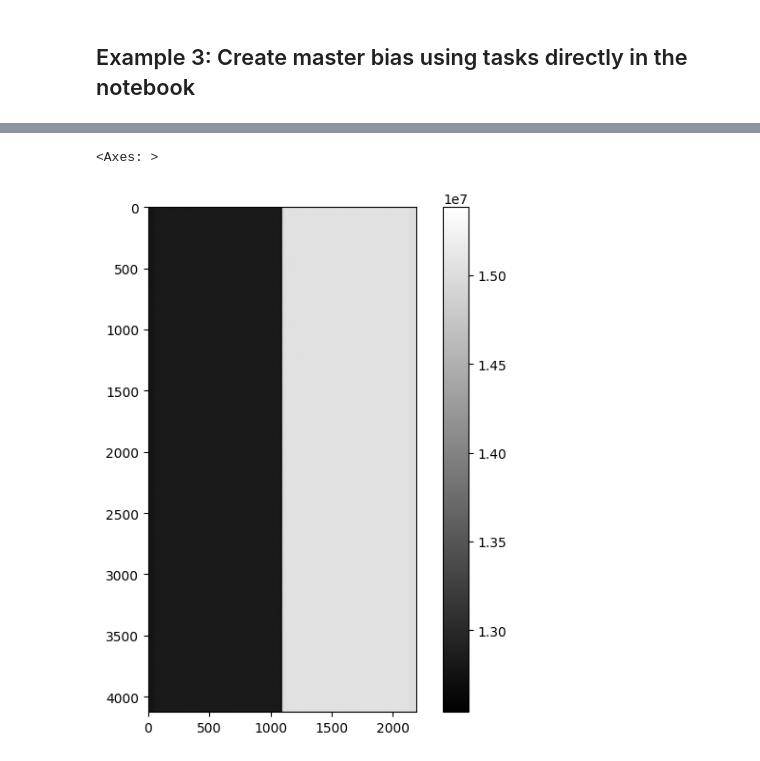
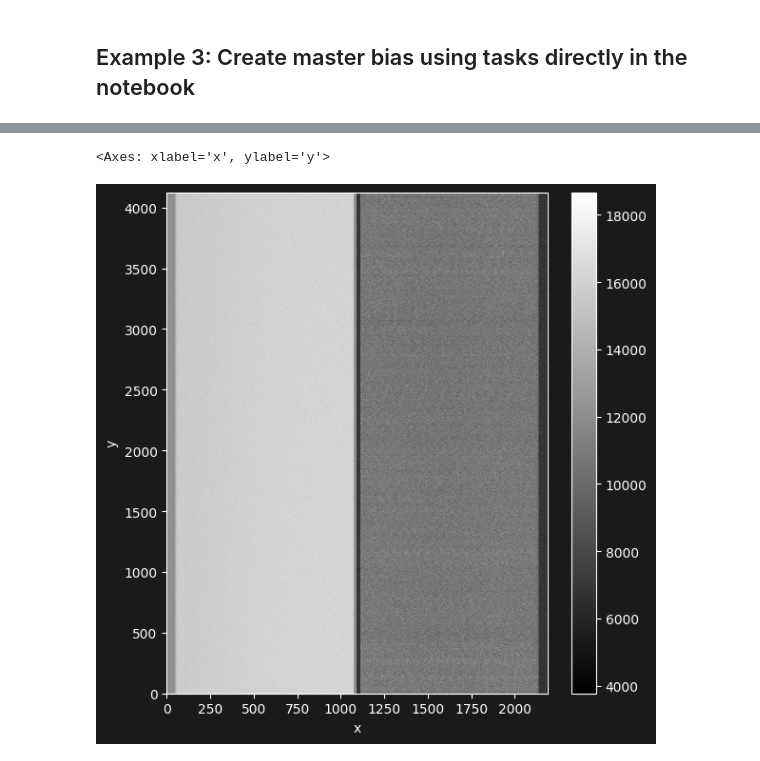
Before and after one commit to CaltechOpticalObservatories/eregion, a Jupyter notebook: playground/Example_image_loading.ipynb, the cells around one changed output, grey strips where cells are left out. Saved outputs shown, nothing was run; the diff lists cells and outputs as text; code cells hidden in the pictures.

```diff
--- a/playground/Example_image_loading.ipynb
+++ b/playground/Example_image_loading.ipynb
@@ -129,10 +145,10 @@ fpimage.show(cmap='gray', vmin=vmin, vmax=vmax)
 ## Example 2: Image loading with custom identifier function
 # %%
 from eregion.tasks.imagegen import ImageCreator
-creator = ImageCreator(detector_config='../eregion/configs/detectors/deimos_singledet.yaml')
+creator = ImageCreator(detector_config='../eregion/configs/detectors/deimos_sci.yaml')
 
 # load custom identifier function to identify bias frames based on filename, supply as identifier_func to ImageCreator.run
-from eregion.tasks.custom import guess_image_type_from_filename_DEIMOS
-res = creator.run(input_source='/Users/yashvi/Desktop/Detector Characterization Tools/DTU_dettest/DTU_singledet_acceptance/PTC/SCI/20250812-101350/*_bias_0*.fits',
-                  identifier_func=guess_image_type_from_filename_DEIMOS)
+from eregion.tasks.custom import guess_image_type_from_filename_DEIMOS, load_image_fits_DEIMOS
+res = creator.run(input_source='/Users/yashvi/Desktop/Detector Characterization Tools/DTU_dettest/DTU_fullfp_bringup/dark/SCI/20260527-155*/*_bias_*.fits',
+                  identifier_func=guess_image_type_from_filename_DEIMOS, fileloader_func=load_image_fits_DEIMOS)
 # %% [output]
@@ -160,11 +184,2 @@ res['bias'][0].show(cmap='gray')
 # %% [markdown]
 ## Example 3: Create master bias using tasks directly in the notebook
-# %%
-from eregion.tasks.imagegen import ImageCreator
-from eregion.tasks.calibration import MasterBias
-from eregion.tasks.custom import guess_image_type_from_filename_DEIMOS
-
-# Create image creator and run it to get bias images
-creator = ImageCreator(detector_config='../eregion/configs/detectors/deimos_singledet.yaml')
-res = creator.run(input_source='/Users/yashvi/Desktop/Detector Characterization Tools/DTU_dettest/DTU_singledet_acceptance/PTC/SCI/20250812-101350/*_bias_*.fits',
-                  identifier_func=guess_image_type_from_filename_DEIMOS)
@@ -205,4 +199,4 @@ MasterBias().print_methods()
 # %%
 # Create master bias task and run it
 master_bias_task = MasterBias(method='median')
-mb_res = master_bias_task.run(bias_images=res['bias'])
+mb_res = master_bias_task.run(bias_images=res.data('type == "bias"'))
@@ -213,5 +219,5 @@ mb_res
 # %%
-mb_res['master_biases'][0].show(cmap='gray')
+mb_res.master_bias[0].show(cmap='gray')
 # %% [output]
-<Axes: >
+<Axes: xlabel='x', ylabel='y'>
-[figure, old version]
+[figure, new version]
```
Also changed, not shown: parts of 28 cells of this notebook, 28 other files.
